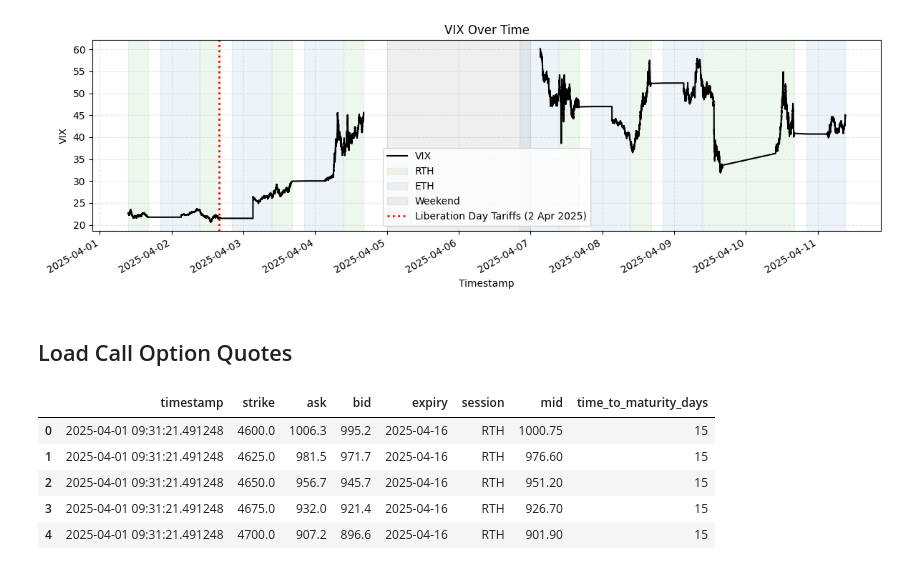
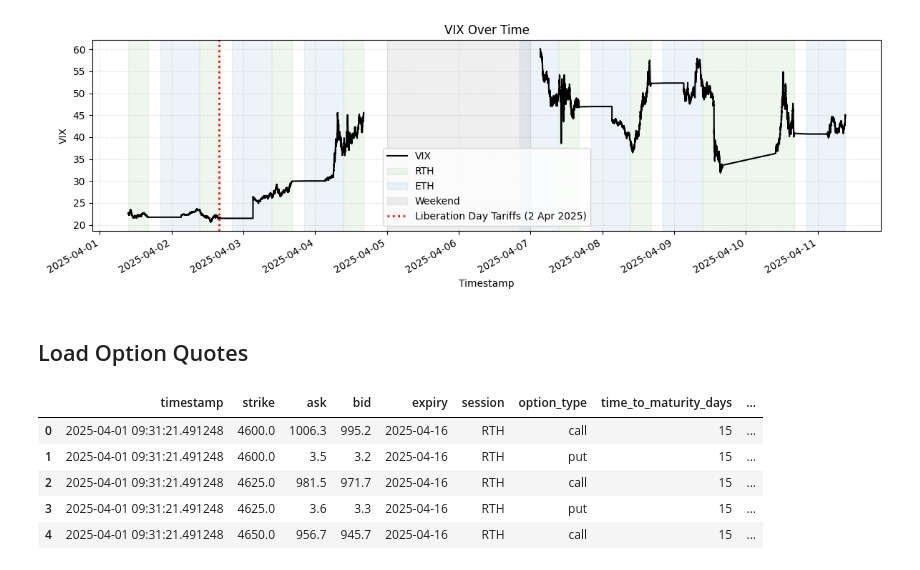
Before and after one commit to xavierchen0/qf620-stoch-proj, a Jupyter notebook: proj.ipynb, the cells around one changed output. Drawn from its saved outputs; the diff is of its cells as text; code cells hidden in the pictures.

Commit message:
feat: combined the options df and added helper cols

```diff
--- a/proj.ipynb
+++ b/proj.ipynb
@@ -303,15 +239,15 @@ plot_timeseries(assets_df, column="VIX", label="VIX")
 # %% [output]
 [figure]
 # %% [markdown]
-## Load Call Option Quotes
+## Load Option Quotes
 # %%
-# Build the consolidated call option dataframe with bid/ask/mid quotes.
-call_options_df = load_option_book("call")
-call_options_df.head()
+# Build the consolidated option dataframe with bid/ask/mid quotes.
+options_df = load_option_book(assets_df)
+options_df.head()
 # %% [output]
-|  | timestamp | strike | ask | bid | expiry | session | mid | time_to_maturity_days |
-| 0 | 2025-04-01 09:31:21.491248 | 4600.0 | 1006.3 | 995.2 | 2025-04-16 | RTH | 1000.75 | 15 |
-| 1 | 2025-04-01 09:31:21.491248 | 4625.0 | 981.5 | 971.7 | 2025-04-16 | RTH | 976.60 | 15 |
-| 2 | 2025-04-01 09:31:21.491248 | 4650.0 | 956.7 | 945.7 | 2025-04-16 | RTH | 951.20 | 15 |
-| 3 | 2025-04-01 09:31:21.491248 | 4675.0 | 932.0 | 921.4 | 2025-04-16 | RTH | 926.70 | 15 |
-| 4 | 2025-04-01 09:31:21.491248 | 4700.0 | 907.2 | 896.6 | 2025-04-16 | RTH | 901.90 | 15 |
+|  | timestamp | strike | ask | bid | expiry | session | option_type | time_to_maturity_days | ... |
+| 0 | 2025-04-01 09:31:21.491248 | 4600.0 | 1006.3 | 995.2 | 2025-04-16 | RTH | call | 15 | ... |
+| 1 | 2025-04-01 09:31:21.491248 | 4600.0 | 3.5 | 3.2 | 2025-04-16 | RTH | put | 15 | ... |
+| 2 | 2025-04-01 09:31:21.491248 | 4625.0 | 981.5 | 971.7 | 2025-04-16 | RTH | call | 15 | ... |
+| 3 | 2025-04-01 09:31:21.491248 | 4625.0 | 3.6 | 3.3 | 2025-04-16 | RTH | put | 15 | ... |
+| 4 | 2025-04-01 09:31:21.491248 | 4650.0 | 956.7 | 945.7 | 2025-04-16 | RTH | call | 15 | ... |
```
Also changed, not shown: parts of 13 cells of this notebook, 1 other file.
